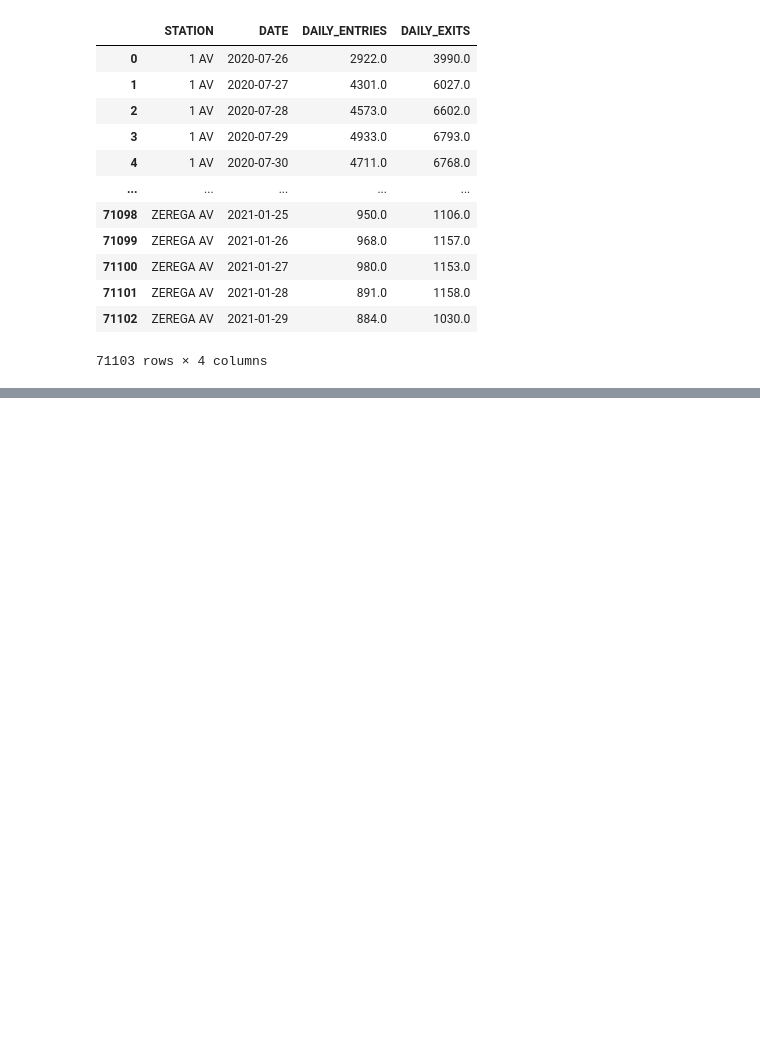
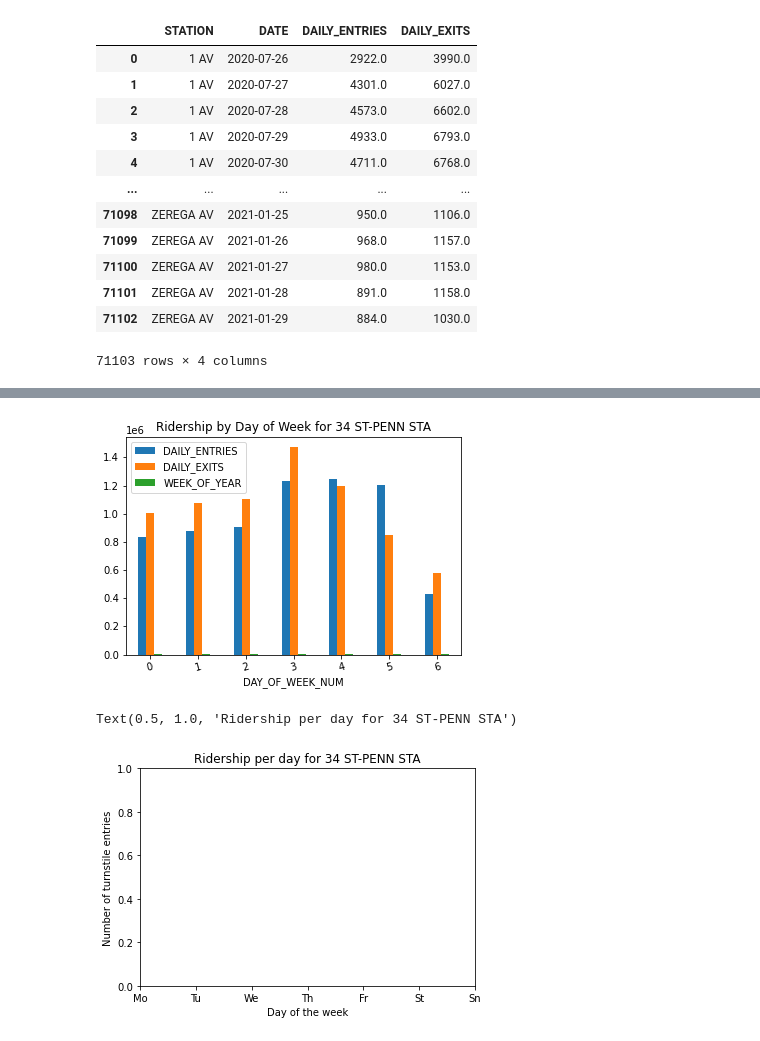
Before and after one commit to jaykwon2/MTA_EDA, a Jupyter notebook: EDA_Project_Jay_Kwon_v1.0.ipynb, the cells around one changed output, grey strips where cells are left out. Cells and saved outputs as stored; diff of their text form; code cells hidden in the pictures; blank space fills up the shorter version.

```diff
--- a/EDA_Project_Jay_Kwon_v1.0.ipynb
+++ b/EDA_Project_Jay_Kwon_v1.0.ipynb
@@ -714,0 +932,18 @@ station_daily_test
+# %%
+# this one no good, see cell below
+
+# for i, group in penn_daily.groupby('WEEK_OF_YEAR'):
+#     plt.plot(group['DAY_OF_WEEK_NUM'], group['DAILY_ENTRIES'])
+# # just a for loop; grouping of the Week of the year, for every week it is; and for each group plotting, with day of week as x-axis and daily entries as y axis.
+
+penn_daily.groupby('DAY_OF_WEEK_NUM').sum('TOTAL_ENTRIES').plot.bar(rot=15, title="Ridership by Day of Week for 34 ST-PENN STA");
+plt.show(block=True);
+
+plt.xlabel('Day of the week')
+plt.ylabel('Number of turnstile entries')
+plt.xticks(np.arange(7),['Mo','Tu','We','Th','Fr','St','Sn']) # changing x-tick labels np.arange(7) is the index location of the labels, then list for actual labels that we want for the tick mark.
+plt.title('Ridership per day for 34 ST-PENN STA')
+# %% [output]
+[figure, added]
+Text(0.5, 1.0, 'Ridership per day for 34 ST-PENN STA')
+[figure, added]
```
Also changed, not shown: parts of 31 cells of this notebook, 1 other file.
